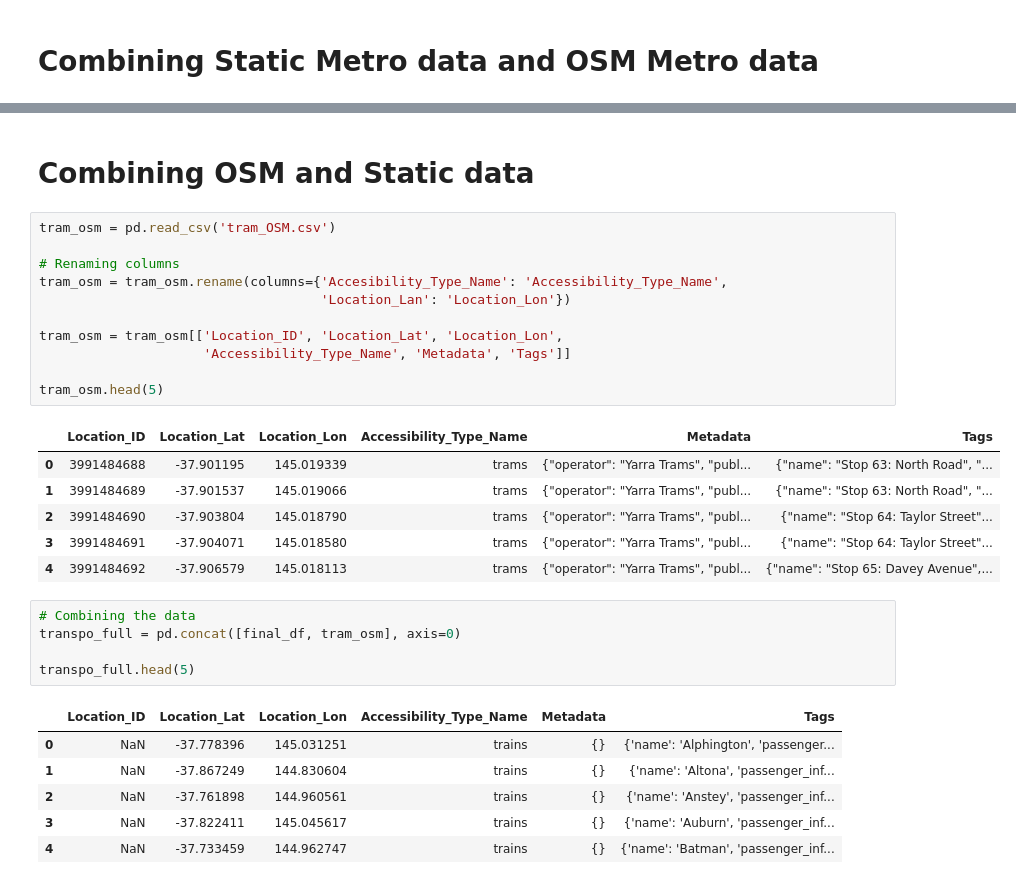
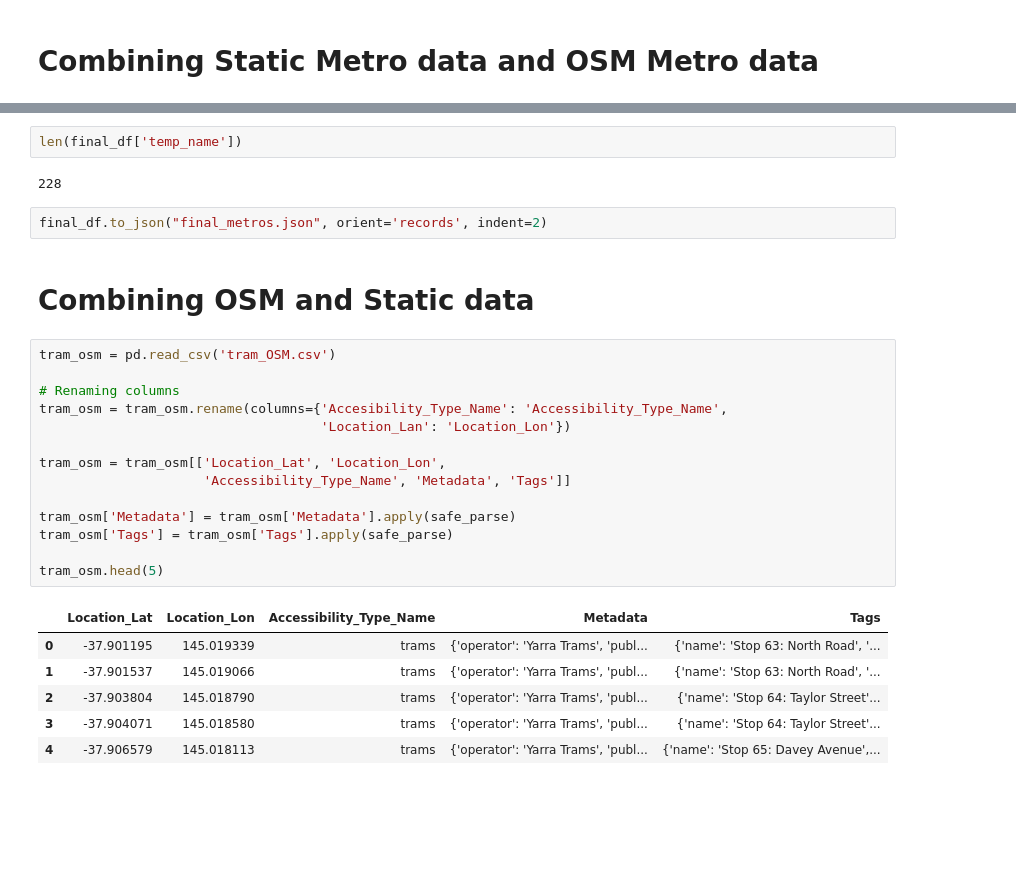
Before and after one commit to CherianK/mobility_mate, a Jupyter notebook: assets/data_preprocessing/dw_metrodata.ipynb, the cells around one changed output, grey strips where cells are left out. Drawn from its saved outputs; the diff is of its cells as text; blank space fills up the shorter version.

Commit message:
Finalised metro and tram data for mongodb

```diff
--- a/assets/data_preprocessing/dw_metrodata.ipynb
+++ b/assets/data_preprocessing/dw_metrodata.ipynb
@@ -210,32 +254,29 @@ final_df.to_csv("metros_test.csv")
+# %%
+len(final_df['temp_name'])
+# %% [output]
+228
+# %%
+final_df.to_json("final_metros.json", orient='records', indent=2)
 # %% [markdown]
 # Combining OSM and Static data
 # %%
 tram_osm = pd.read_csv('tram_OSM.csv')
 
 # Renaming columns
 tram_osm = tram_osm.rename(columns={'Accesibility_Type_Name': 'Accessibility_Type_Name',
                                     'Location_Lan': 'Location_Lon'})
 
-tram_osm = tram_osm[['Location_ID', 'Location_Lat', 'Location_Lon',
+tram_osm = tram_osm[['Location_Lat', 'Location_Lon',
                      'Accessibility_Type_Name', 'Metadata', 'Tags']]
 
+tram_osm['Metadata'] = tram_osm['Metadata'].apply(safe_parse)
+tram_osm['Tags'] = tram_osm['Tags'].apply(safe_parse)
+
 tram_osm.head(5)
 # %% [output]
-|  | Location_ID | Location_Lat | Location_Lon | Accessibility_Type_Name | Metadata | Tags |
-| 0 | 3991484688 | -37.901195 | 145.019339 | trams | {"operator": "Yarra Trams", "publ... | {"name": "Stop 63: North Road", "... |
-| 1 | 3991484689 | -37.901537 | 145.019066 | trams | {"operator": "Yarra Trams", "publ... | {"name": "Stop 63: North Road", "... |
-| 2 | 3991484690 | -37.903804 | 145.018790 | trams | {"operator": "Yarra Trams", "publ... | {"name": "Stop 64: Taylor Street"... |
-| 3 | 3991484691 | -37.904071 | 145.018580 | trams | {"operator": "Yarra Trams", "publ... | {"name": "Stop 64: Taylor Street"... |
-| 4 | 3991484692 | -37.906579 | 145.018113 | trams | {"operator": "Yarra Trams", "publ... | {"name": "Stop 65: Davey Avenue",... |
+|  | Location_Lat | Location_Lon | Accessibility_Type_Name | Metadata | Tags |
+| 0 | -37.901195 | 145.019339 | trams | {'operator': 'Yarra Trams', 'publ... | {'name': 'Stop 63: North Road', '... |
+| 1 | -37.901537 | 145.019066 | trams | {'operator': 'Yarra Trams', 'publ... | {'name': 'Stop 63: North Road', '... |
+| 2 | -37.903804 | 145.018790 | trams | {'operator': 'Yarra Trams', 'publ... | {'name': 'Stop 64: Taylor Street'... |
+| 3 | -37.904071 | 145.018580 | trams | {'operator': 'Yarra Trams', 'publ... | {'name': 'Stop 64: Taylor Street'... |
+| 4 | -37.906579 | 145.018113 | trams | {'operator': 'Yarra Trams', 'publ... | {'name': 'Stop 65: Davey Avenue',... |
-# %%
-# Combining the data
-transpo_full = pd.concat([final_df, tram_osm], axis=0)
-
-transpo_full.head(5)
-# %% [output]
-|  | Location_ID | Location_Lat | Location_Lon | Accessibility_Type_Name | Metadata | Tags |
-| 0 | NaN | -37.778396 | 145.031251 | trains | {} | {'name': 'Alphington', 'passenger... |
-| 1 | NaN | -37.867249 | 144.830604 | trains | {} | {'name': 'Altona', 'passenger_inf... |
-| 2 | NaN | -37.761898 | 144.960561 | trains | {} | {'name': 'Anstey', 'passenger_inf... |
-| 3 | NaN | -37.822411 | 145.045617 | trains | {} | {'name': 'Auburn', 'passenger_inf... |
-| 4 | NaN | -37.733459 | 144.962747 | trains | {} | {'name': 'Batman', 'passenger_inf... |
```
Also changed, not shown: parts of 12 cells of this notebook.
